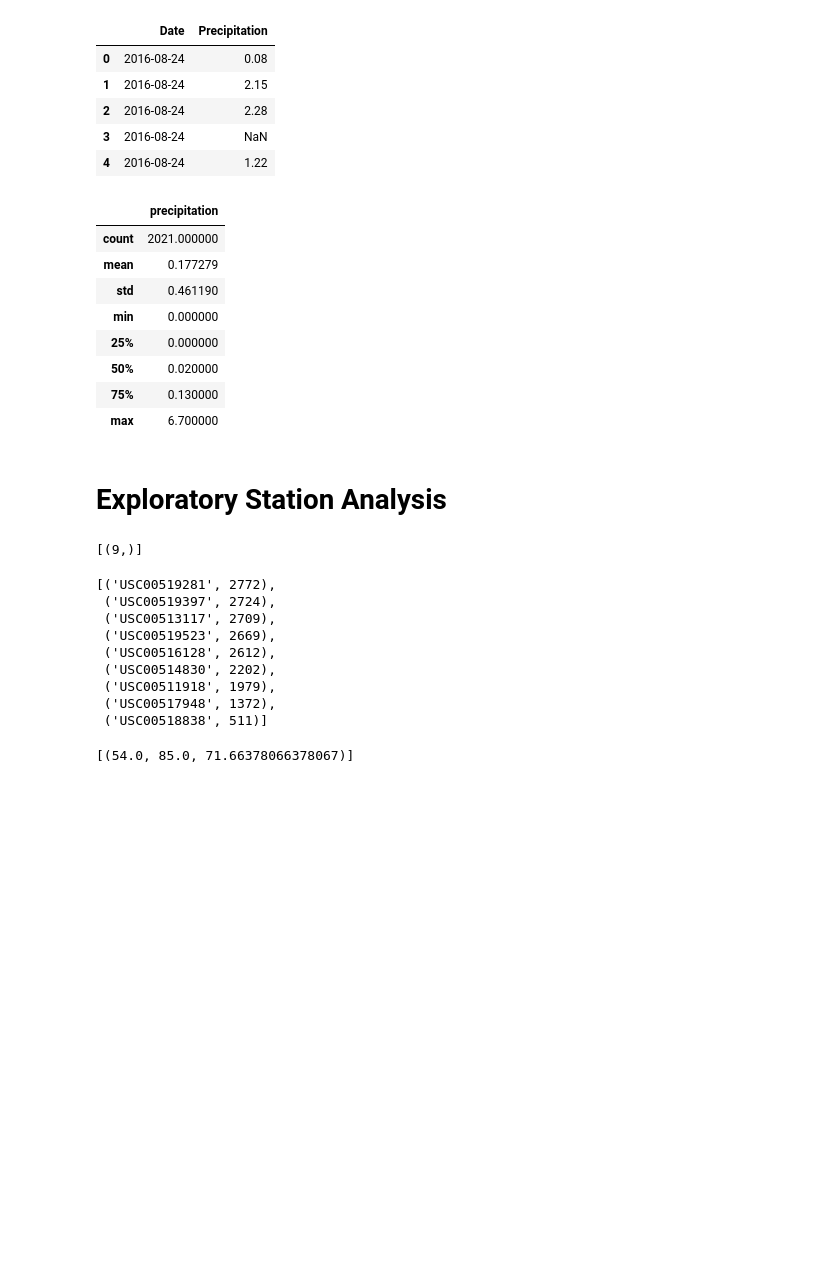
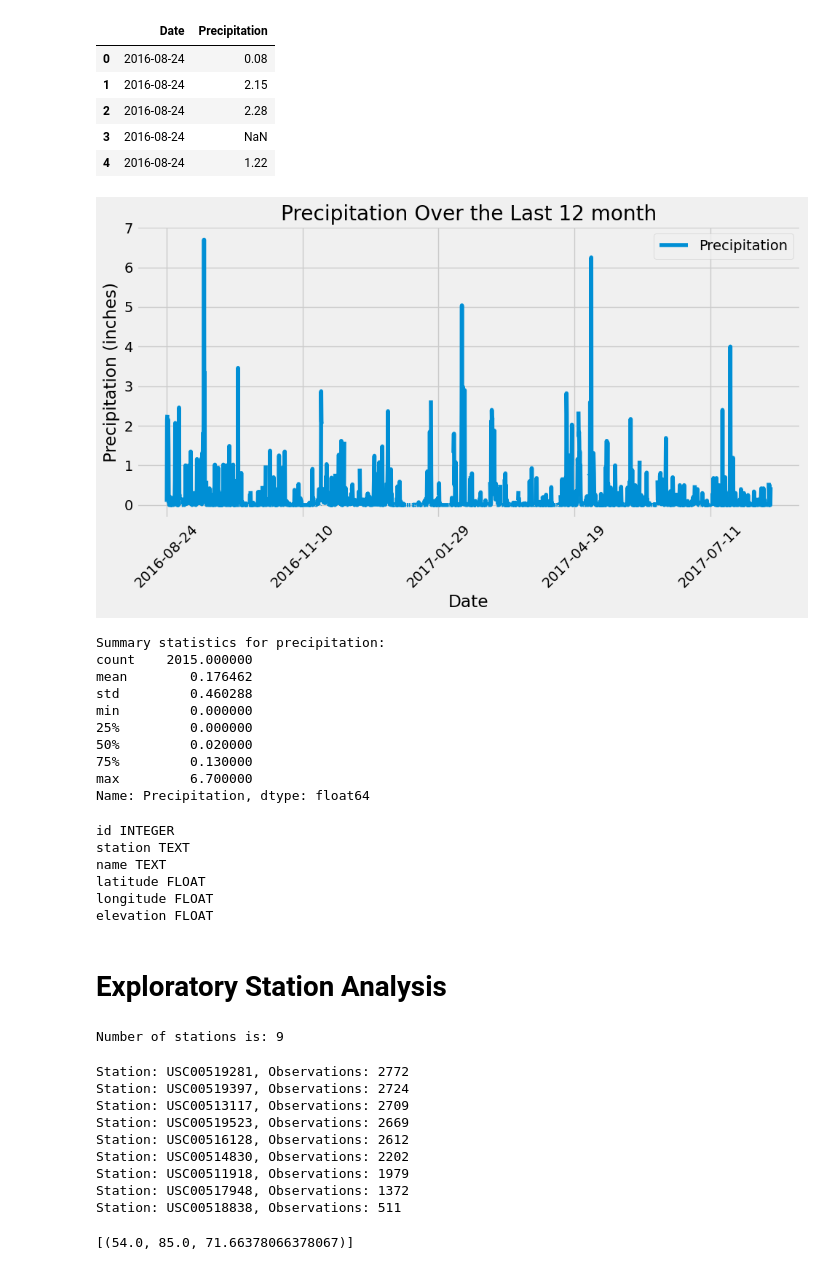
Before and after one commit to mascee/sqlalchemy-challenge, a Jupyter notebook: SurfsUp/climate.ipynb, the cells around one changed output. Saved outputs shown, nothing was run; the diff lists cells and outputs as text; code cells hidden in the pictures; blank space fills up the shorter version.

Commit message:
added statistics and one graph

```diff
--- a/SurfsUp/climate.ipynb
+++ b/SurfsUp/climate.ipynb
@@ -110,34 +95,74 @@ precipitation_df.head()
+# %%
+# Use Pandas Plotting with Matplotlib to plot the data
+
+precipitation_df.plot(x='Date', y ='Precipitation', kind='line', figsize=(10, 6))
+plt.title("Precipitation Over the Last 12 month")
+plt.xlabel("Date")
+plt.ylabel("Precipitation (inches)")
+plt.xticks(rotation=45)
+plt.tight_layout()
+
+plt.show()
+# %% [output]
+[figure, added]
 # %%
 # Use Pandas to calculate the summary statistics for the precipitation data
+summary_stats = precipitation_df['Precipitation'].describe()
+print(f"Summary statistics for precipitation: \n{summary_stats}")
 # %% [output]
-|  | precipitation |
-| count | 2021.000000 |
-| mean | 0.177279 |
-| std | 0.461190 |
-| min | 0.000000 |
-| 25% | 0.000000 |
-| 50% | 0.020000 |
-| 75% | 0.130000 |
-| max | 6.700000 |
+Summary statistics for precipitation:
+count    2015.000000
+mean        0.176462
+std         0.460288
+min         0.000000
+25%         0.000000
+50%         0.020000
+75%         0.130000
+max         6.700000
+Name: Precipitation, dtype: float64
+# %%
+#Find columns in the data set "station"
+inspector = inspect(engine)
+columns = inspector.get_columns('station')
+for column in columns:
+    print(column['name'], column['type'])
+# %% [output]
+id INTEGER
+station TEXT
+name TEXT
+latitude FLOAT
+longitude FLOAT
+elevation FLOAT
 # %% [markdown]
 # Exploratory Station Analysis
 # %%
 # Design a query to calculate the total number of stations in the dataset
+station_count = session.query(Station.id).distinct().count()
+
+print(f"Number of stations is: {station_count}")
 # %% [output]
-[(9,)]
+Number of stations is: 9
 # %%
 # Design a query to find the most active stations (i.e. which stations have the most rows?)
-# List the stations and their counts in descending order.
+#List the stations and their counts in descending order.
+most_active_stations = session.query(
+    Measurement.station,
+    func.count(Measurement.station).label('count')
+).group_by(Measurement.station).order_by(func.count(Measurement.station).desc()).all()
+
+
+for station, count in most_active_stations:
+    print(f"Station: {station}, Observations: {count}")
 # %% [output]
-[('USC00519281', 2772),
- ('USC00519397', 2724),
- ('USC00513117', 2709),
- ('USC00519523', 2669),
- ('USC00516128', 2612),
- ('USC00514830', 2202),
- ('USC00511918', 1979),
- ('USC00517948', 1372),
- ('USC00518838', 511)]
+Station: USC00519281, Observations: 2772
+Station: USC00519397, Observations: 2724
+Station: USC00513117, Observations: 2709
+Station: USC00519523, Observations: 2669
+Station: USC00516128, Observations: 2612
+Station: USC00514830, Observations: 2202
+Station: USC00511918, Observations: 1979
+Station: USC00517948, Observations: 1372
+Station: USC00518838, Observations: 511
 # %%
 # Using the most active station id from the previous query, calculate the lowest, highest, and average temperature.
 # %% [output]
```
Also changed, not shown: parts of 3 cells of this notebook.
